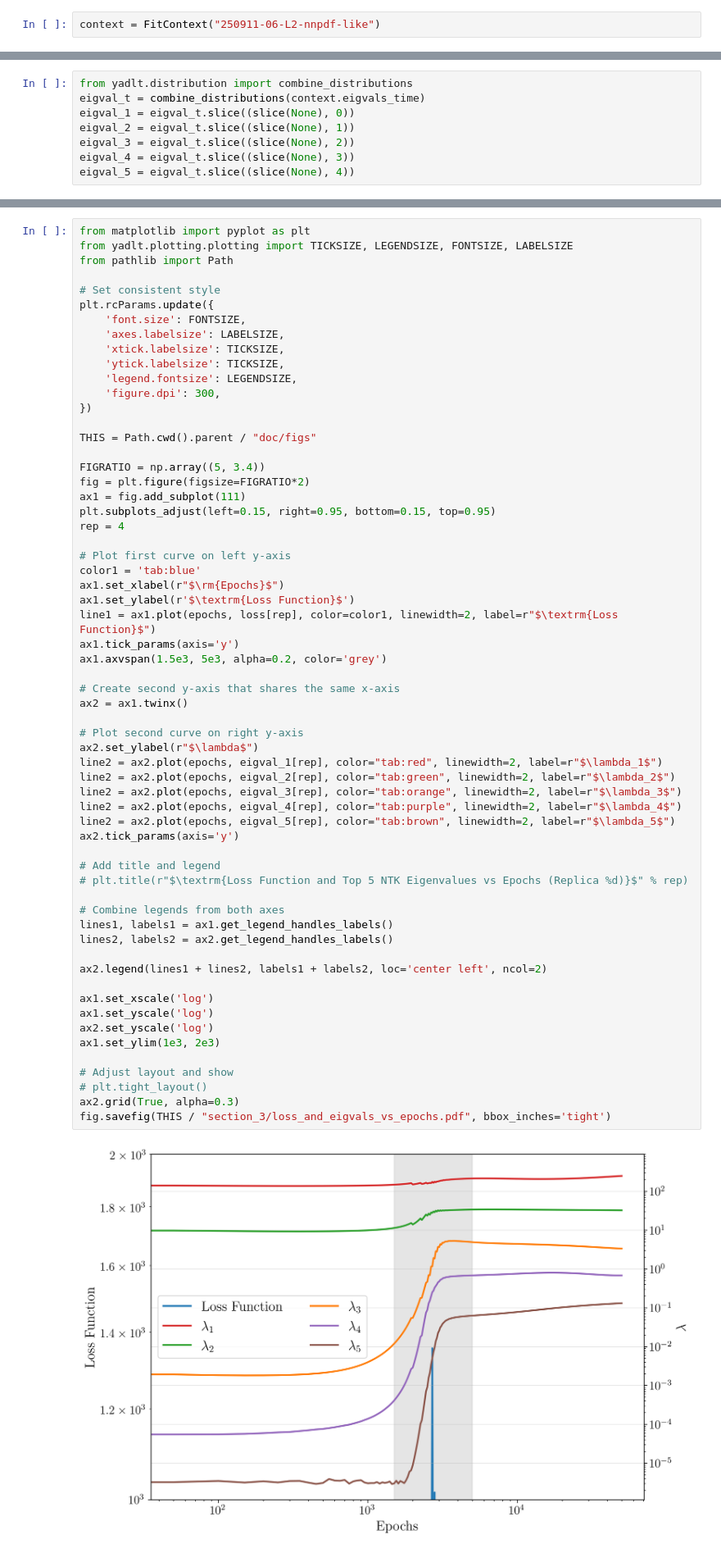
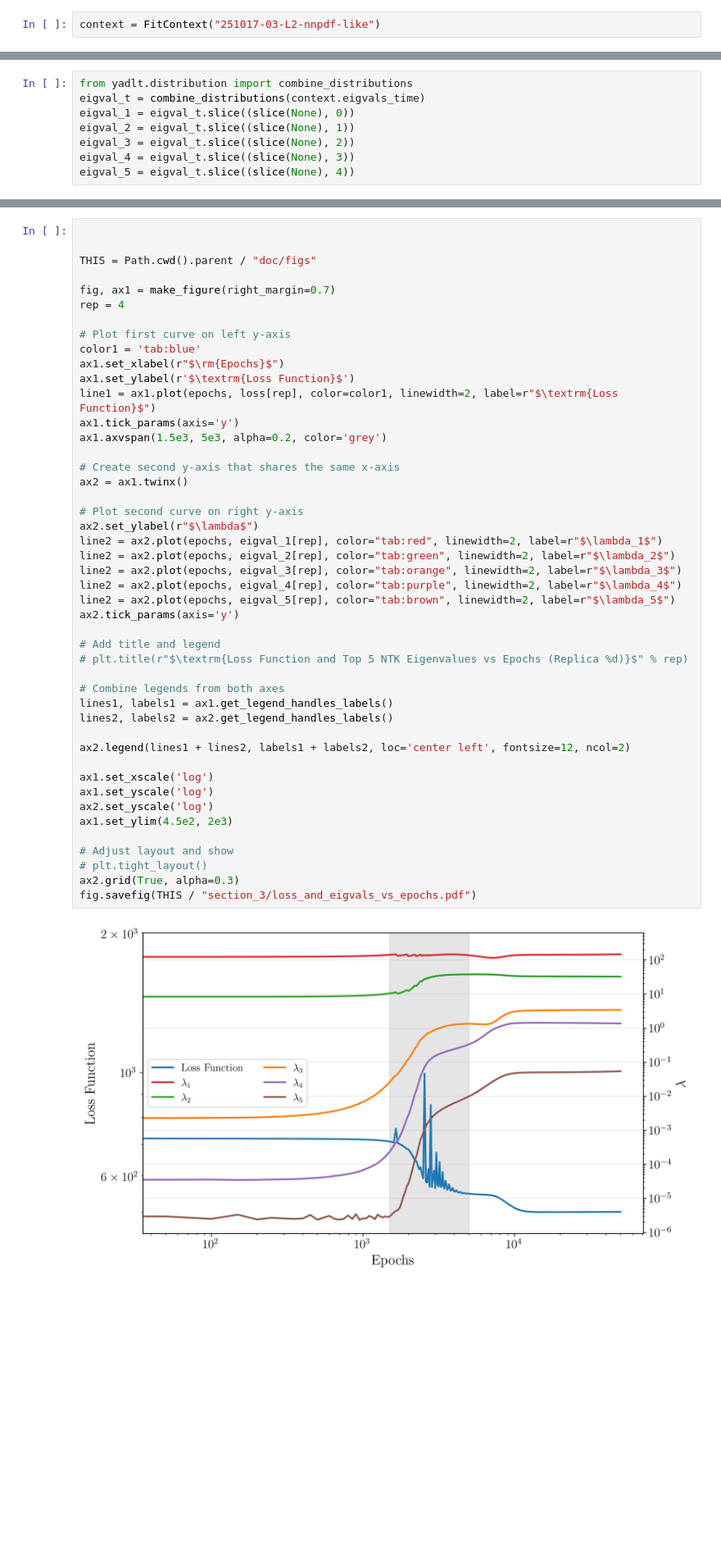
Before and after one commit to achiefa/DeepLearningTheory, a Jupyter notebook: notebooks/loss_variation.ipynb, the cells around one changed output, grey strips where cells are left out. Shown: that part at 82% size. Cells and saved outputs as stored; diff of their text form; blank space fills up the shorter version.

```diff
--- a/notebooks/loss_variation.ipynb
+++ b/notebooks/loss_variation.ipynb
@@ -25,5 +25,5 @@ def collect_loss_histories(context):
     loss_dis.add(loss)
   return loss_dis, epochs
 # %%
-context = FitContext("250911-06-L2-nnpdf-like")
+context = FitContext("251017-03-L2-nnpdf-like")
 # %% [output]
@@ -44,24 +77,9 @@ eigval_5 = eigval_t.slice((slice(None), 4))
 # %%
-from matplotlib import pyplot as plt
-from yadlt.plotting.plotting import TICKSIZE, LEGENDSIZE, FONTSIZE, LABELSIZE
-from pathlib import Path
 
-# Set consistent style
-plt.rcParams.update({
-    'font.size': FONTSIZE,
-    'axes.labelsize': LABELSIZE,
-    'xtick.labelsize': TICKSIZE,
-    'ytick.labelsize': TICKSIZE,
-    'legend.fontsize': LEGENDSIZE,
-    'figure.dpi': 300,
-})
 
 THIS = Path.cwd().parent / "doc/figs"
 
-FIGRATIO = np.array((5, 3.4))
-fig = plt.figure(figsize=FIGRATIO*2)
-ax1 = fig.add_subplot(111)
-plt.subplots_adjust(left=0.15, right=0.95, bottom=0.15, top=0.95)
+fig, ax1 = make_figure(right_margin=0.7)
 rep = 4
 
 # Plot first curve on left y-axis
@@ -73,34 +91,34 @@ ax1.tick_params(axis='y')
 ax1.axvspan(1.5e3, 5e3, alpha=0.2, color='grey')
 
 # Create second y-axis that shares the same x-axis
 ax2 = ax1.twinx()
 
 # Plot second curve on right y-axis
 ax2.set_ylabel(r"$\lambda$")
 line2 = ax2.plot(epochs, eigval_1[rep], color="tab:red", linewidth=2, label=r"$\lambda_1$")
 line2 = ax2.plot(epochs, eigval_2[rep], color="tab:green", linewidth=2, label=r"$\lambda_2$")
 line2 = ax2.plot(epochs, eigval_3[rep], color="tab:orange", linewidth=2, label=r"$\lambda_3$")
 line2 = ax2.plot(epochs, eigval_4[rep], color="tab:purple", linewidth=2, label=r"$\lambda_4$")
 line2 = ax2.plot(epochs, eigval_5[rep], color="tab:brown", linewidth=2, label=r"$\lambda_5$")
 ax2.tick_params(axis='y')
 
 # Add title and legend
 # plt.title(r"$\textrm{Loss Function and Top 5 NTK Eigenvalues vs Epochs (Replica %d)}$" % rep)
 
 # Combine legends from both axes
 lines1, labels1 = ax1.get_legend_handles_labels()
 lines2, labels2 = ax2.get_legend_handles_labels()
 
-ax2.legend(lines1 + lines2, labels1 + labels2, loc='center left', ncol=2)
+ax2.legend(lines1 + lines2, labels1 + labels2, loc='center left', fontsize=12, ncol=2)
 
 ax1.set_xscale('log')
 ax1.set_yscale('log')
 ax2.set_yscale('log')
-ax1.set_ylim(1e3, 2e3)
+ax1.set_ylim(4.5e2, 2e3)
 
 # Adjust layout and show
 # plt.tight_layout()
 ax2.grid(True, alpha=0.3)
-fig.savefig(THIS / "section_3/loss_and_eigvals_vs_epochs.pdf", bbox_inches='tight')
+fig.savefig(THIS / "section_3/loss_and_eigvals_vs_epochs.pdf")
 # %% [output]
-[figure, old version]
+[figure, new version]
```
Also changed, not shown: parts of 3 cells of this notebook, 34 other files.
